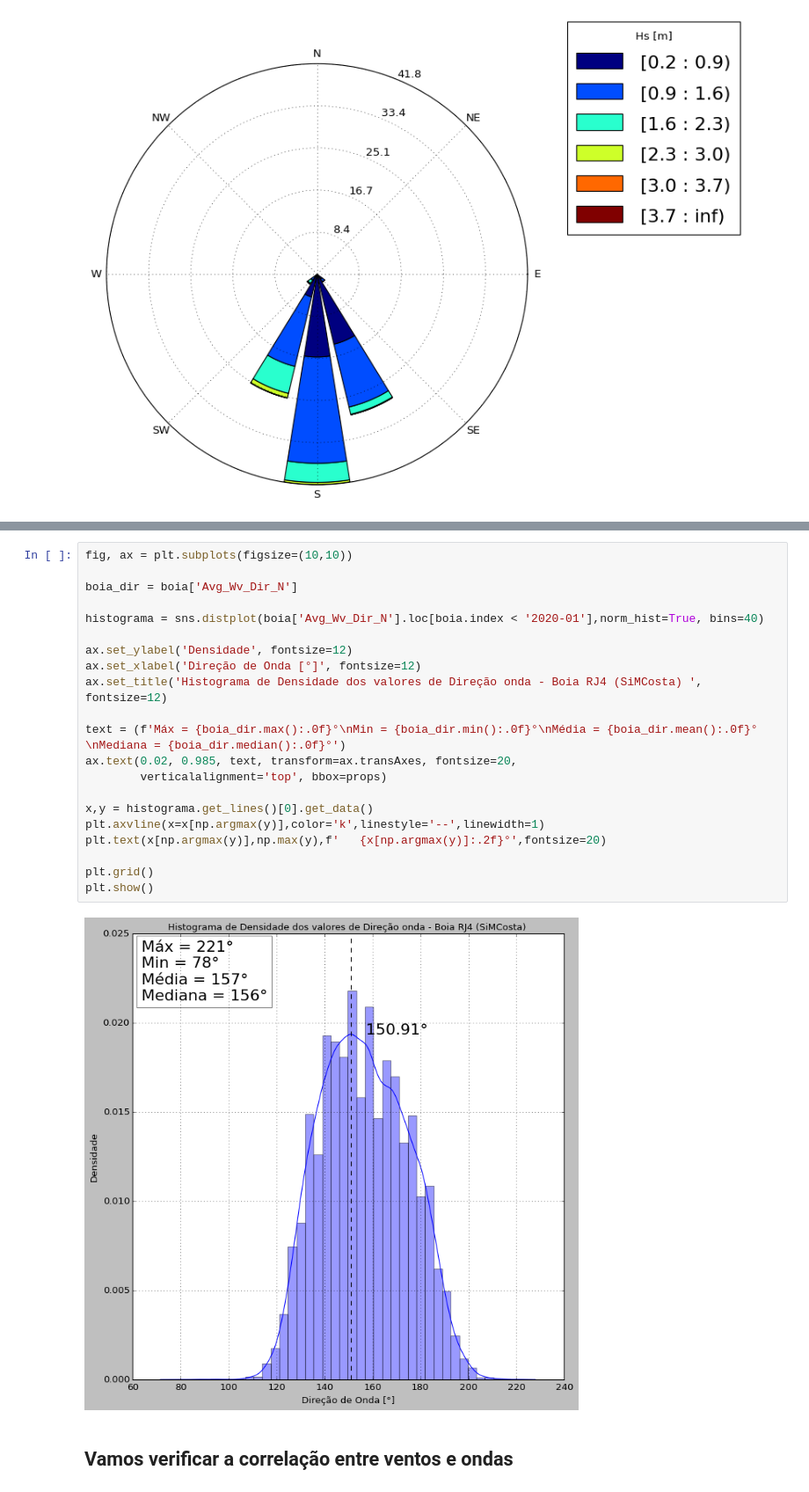
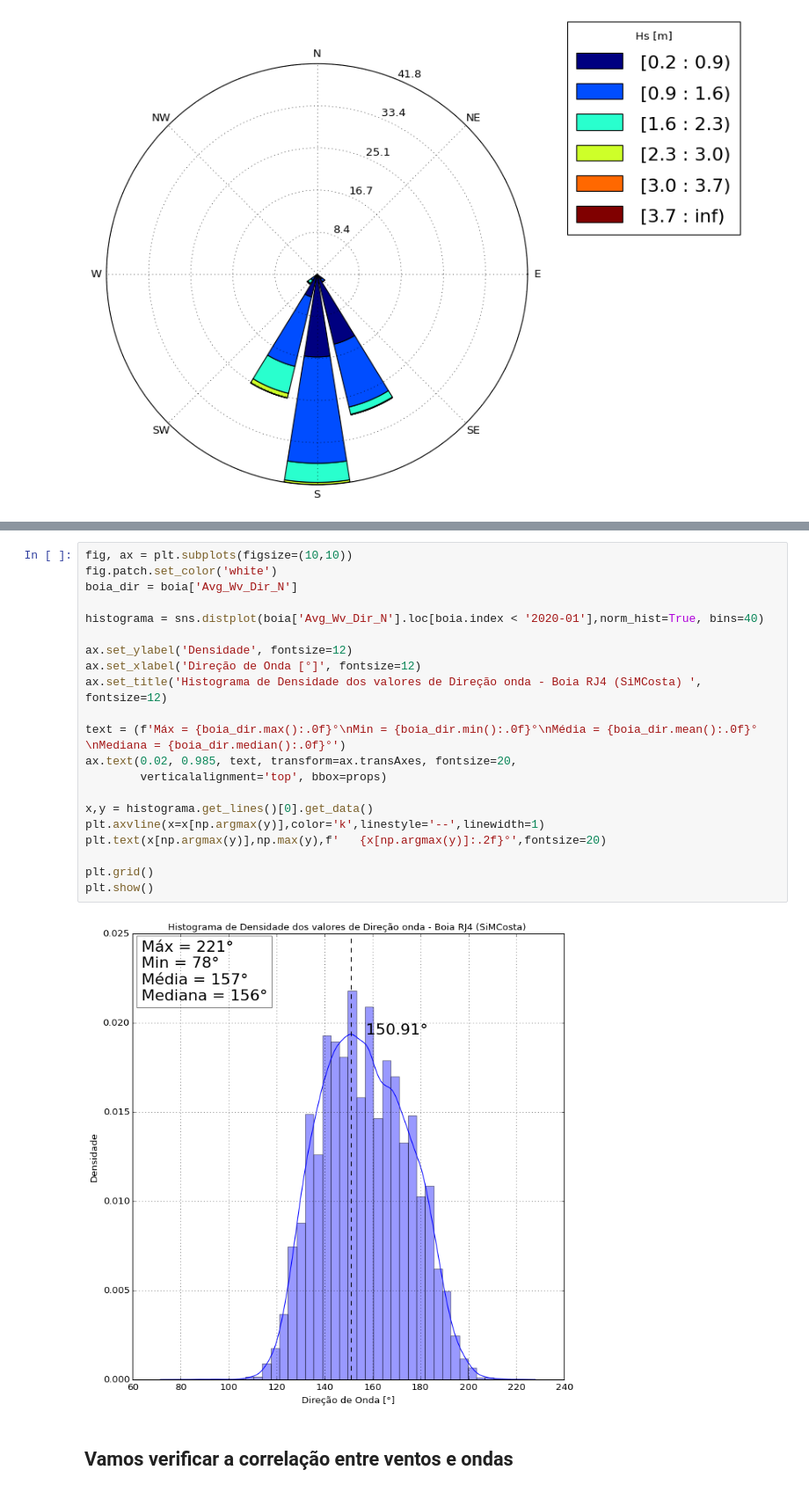
Before and after one commit to jonatanriq/oceanografia, a Jupyter notebook: analise_simcosta_ipanema.ipynb, the cells around one changed output, grey strips where cells are left out. Shown at 88% size. Drawn from its saved outputs; the diff is of its cells as text.

```diff
--- a/analise_simcosta_ipanema.ipynb
+++ b/analise_simcosta_ipanema.ipynb
@@ -96,26 +97,26 @@ plt.show()
 # %%
 fig, ax = plt.subplots(figsize=(10,10))
-
+fig.patch.set_color('white')
 boia_dir = boia['Avg_Wv_Dir_N']
 
 histograma = sns.distplot(boia['Avg_Wv_Dir_N'].loc[boia.index < '2020-01'],norm_hist=True, bins=40)
 
 ax.set_ylabel('Densidade', fontsize=12)
 ax.set_xlabel('Direção de Onda [°]', fontsize=12)
 ax.set_title('Histograma de Densidade dos valores de Direção onda - Boia RJ4 (SiMCosta) ', fontsize=12)
 
 text = (f'Máx = {boia_dir.max():.0f}°\nMin = {boia_dir.min():.0f}°\nMédia = {boia_dir.mean():.0f}°\nMediana = {boia_dir.median():.0f}°')
 ax.text(0.02, 0.985, text, transform=ax.transAxes, fontsize=20,
         verticalalignment='top', bbox=props)
 
 x,y = histograma.get_lines()[0].get_data()
 plt.axvline(x=x[np.argmax(y)],color='k',linestyle='--',linewidth=1)
 plt.text(x[np.argmax(y)],np.max(y),f'   {x[np.argmax(y)]:.2f}°',fontsize=20)
 
 plt.grid()
 plt.show()
 # %% [output]
-[figure, old version]
+[figure, new version]
 # %% [markdown]
 ## Vamos verificar a correlação entre ventos e ondas
 # %%
```
Also changed, not shown: parts of 20 cells of this notebook.
